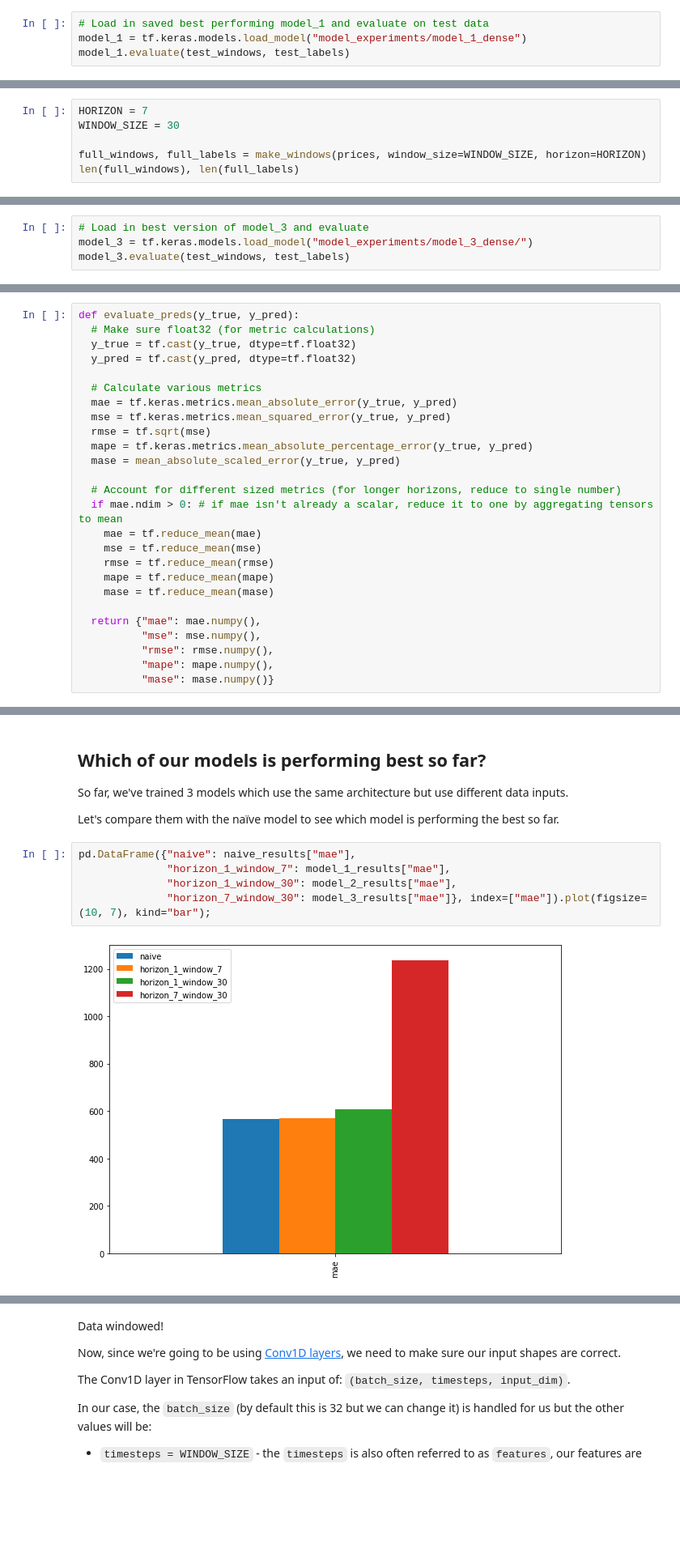
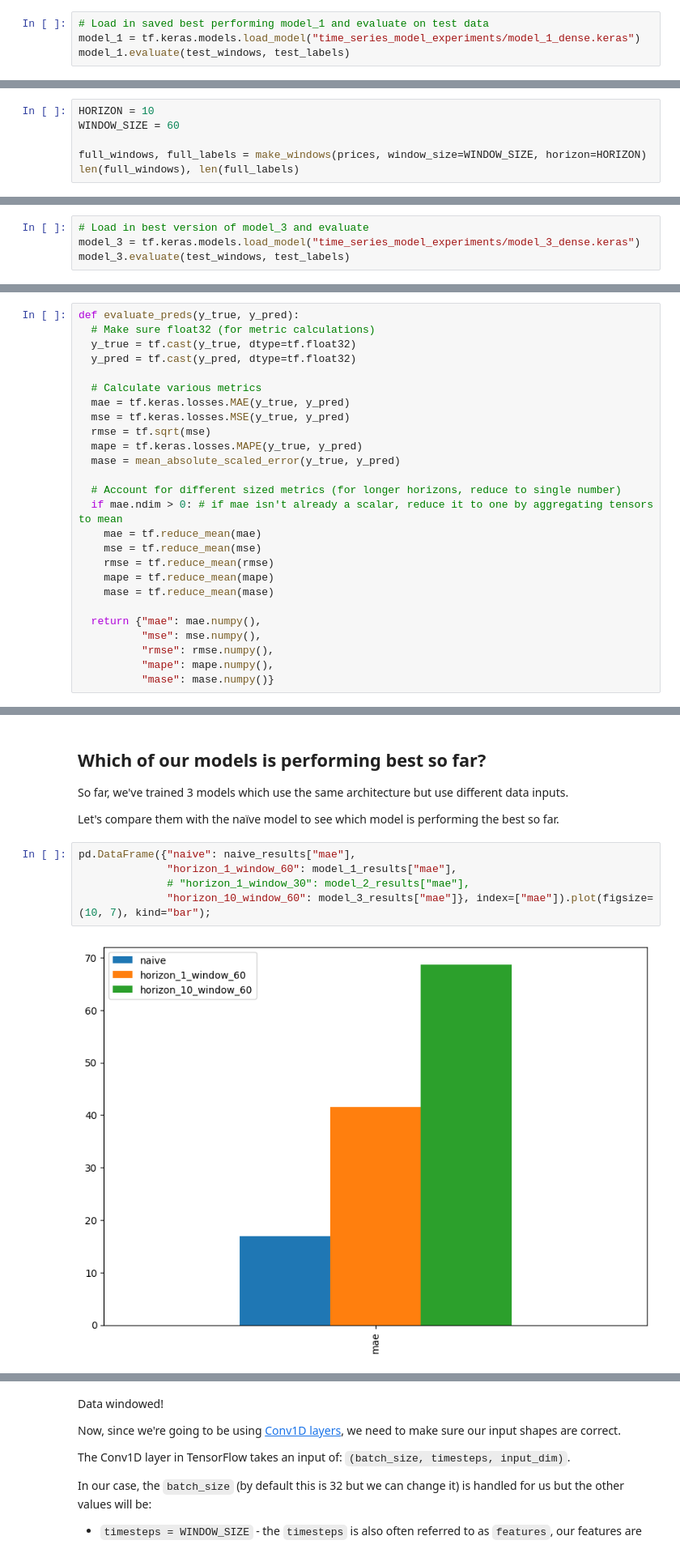
Before and after one commit to Garcialejan/Tensorflow_deep_learning_theory, a Jupyter notebook: Theory_notebooks/10_time_series_forecasting_in_tensorflow.ipynb, the cells around one changed output, grey strips where cells are left out. Shown at 81% size. Drawn from its saved outputs; the diff is of its cells as text; blank space fills up the shorter version.

```diff
--- a/Theory_notebooks/10_time_series_forecasting_in_tensorflow.ipynb
+++ b/Theory_notebooks/10_time_series_forecasting_in_tensorflow.ipynb
@@ -1039,6 +1146,6 @@ You'll notice the model achieves the same `val_loss` (in this case, this is MAE)
 But if we load in the version of `model_1` which was saved to file using the `ModelCheckpoint` callback, we should see an improvement in results.
 # %%
 # Load in saved best performing model_1 and evaluate on test data
-model_1 = tf.keras.models.load_model("model_experiments/model_1_dense")
+model_1 = tf.keras.models.load_model("time_series_model_experiments/model_1_dense.keras")
 model_1.evaluate(test_windows, test_labels)
 # %% [output]
@@ -1270,6 +1412,6 @@ First, we'll update the `HORIZON` and `WINDOW_SIZE` variables and create windowe
 # %%
-HORIZON = 7
-WINDOW_SIZE = 30
+HORIZON = 10
+WINDOW_SIZE = 60
 
 full_windows, full_labels = make_windows(prices, window_size=WINDOW_SIZE, horizon=HORIZON)
 len(full_windows), len(full_labels)
@@ -1332,6 +1464,6 @@ model_3.evaluate(test_windows, test_labels)
 To compare apples to apples (best performing model to best performing model), we've got to load in the best version of `model_3`.
 # %%
 # Load in best version of model_3 and evaluate
-model_3 = tf.keras.models.load_model("model_experiments/model_3_dense/")
+model_3 = tf.keras.models.load_model("time_series_model_experiments/model_3_dense.keras")
 model_3.evaluate(test_windows, test_labels)
 # %% [output]
@@ -1399,10 +1531,10 @@ def evaluate_preds(y_true, y_pred):
   y_pred = tf.cast(y_pred, dtype=tf.float32)
 
   # Calculate various metrics
-  mae = tf.keras.metrics.mean_absolute_error(y_true, y_pred)
-  mse = tf.keras.metrics.mean_squared_error(y_true, y_pred)
+  mae = tf.keras.losses.MAE(y_true, y_pred)
+  mse = tf.keras.losses.MSE(y_true, y_pred)
   rmse = tf.sqrt(mse)
-  mape = tf.keras.metrics.mean_absolute_percentage_error(y_true, y_pred)
+  mape = tf.keras.losses.MAPE(y_true, y_pred)
   mase = mean_absolute_scaled_error(y_true, y_pred)
 
   # Account for different sized metrics (for longer horizons, reduce to single number)
@@ -1472,8 +1618,8 @@ So far, we've trained 3 models which use the same architecture but use different
 Let's compare them with the naïve model to see which model is performing the best so far.
 # %%
 pd.DataFrame({"naive": naive_results["mae"],
-              "horizon_1_window_7": model_1_results["mae"],
-              "horizon_1_window_30": model_2_results["mae"],
-              "horizon_7_window_30": model_3_results["mae"]}, index=["mae"]).plot(figsize=(10, 7), kind="bar");
+              "horizon_1_window_60": model_1_results["mae"],
+              # "horizon_1_window_30": model_2_results["mae"],
+              "horizon_10_window_60": model_3_results["mae"]}, index=["mae"]).plot(figsize=(10, 7), kind="bar");
 # %% [output]
-[figure, old version]
+[figure, new version]
```
Also changed, not shown: parts of 79 cells of this notebook, 2 other files.
